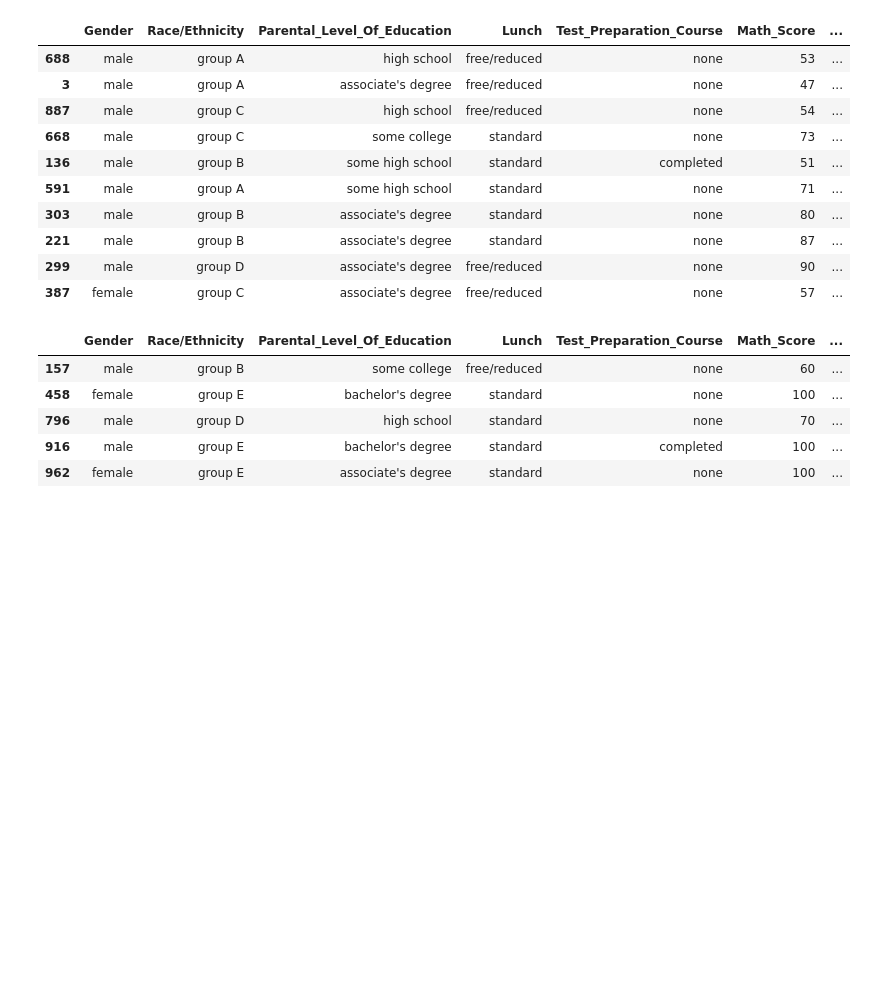
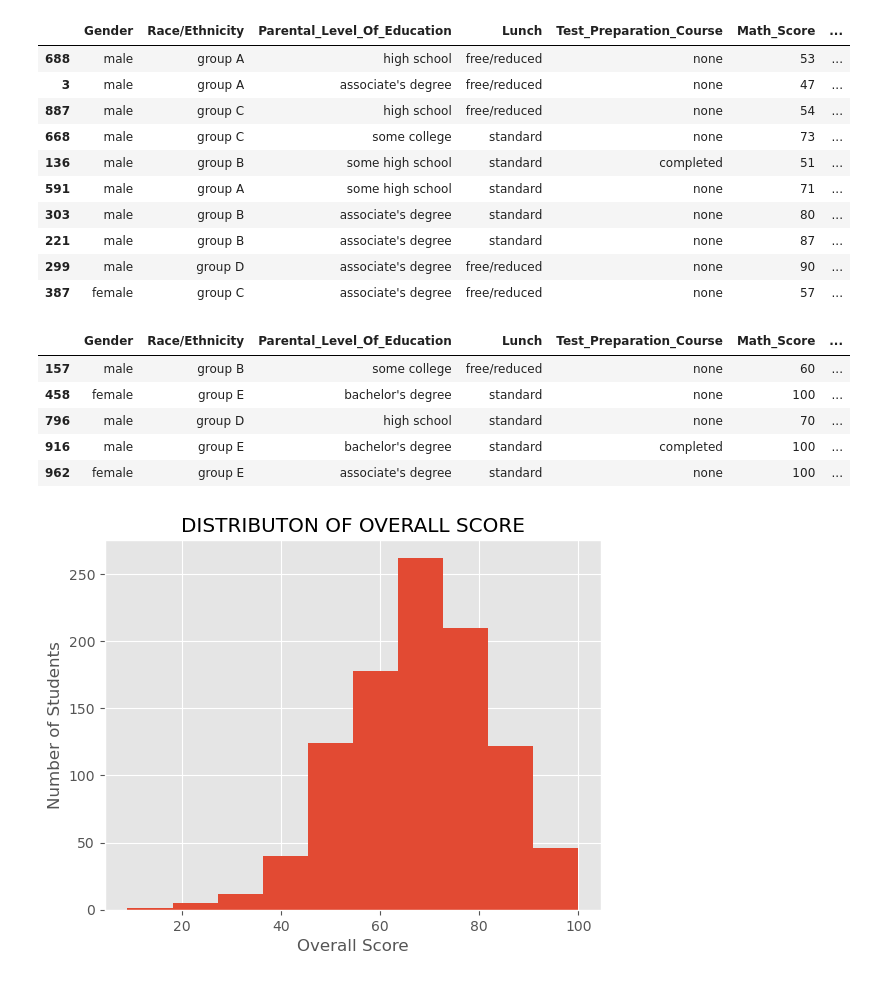
Before and after one commit to Akashyadav-codes/Student_Performance_Analysis, a Jupyter notebook: Anslysis.ipynb, the cells around one changed output. Drawn from its saved outputs; the diff is of its cells as text; code cells hidden in the pictures; blank space fills up the shorter version.

Commit message:
Visualization on Student Performance

```diff
--- a/Anslysis.ipynb
+++ b/Anslysis.ipynb
@@ -3,6 +3,7 @@ import pandas as pd
 import numpy as np
 import matplotlib.pyplot as plt
 import seaborn as sns
+plt.style.use("ggplot")
 # %%
 df=pd.read_csv(r"C:\Users\brije\Downloads\StudentsPerformance (1).csv")
 df
@@ -694,3 +695,15 @@ equal_marks
 # ==========================================
 # VISUALIZATION
 # ==========================================
+# %%
+## 1. Distribution of Overall Score
+
+plt.hist(df["Overall_Avg_Score"])
+plt.title("DISTRIBUTON OF OVERALL SCORE")
+plt.xlabel("Overall Score")
+plt.ylabel("Number of Students")
+plt.savefig("Images/Dist_Overall_Score")
+
+plt.show()
+# %% [output]
+[figure, added]
```
Also changed, not shown: parts of 12 cells of this notebook, 8 other files.
